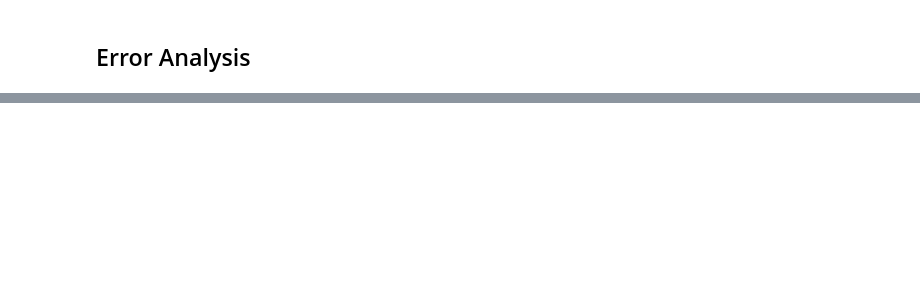
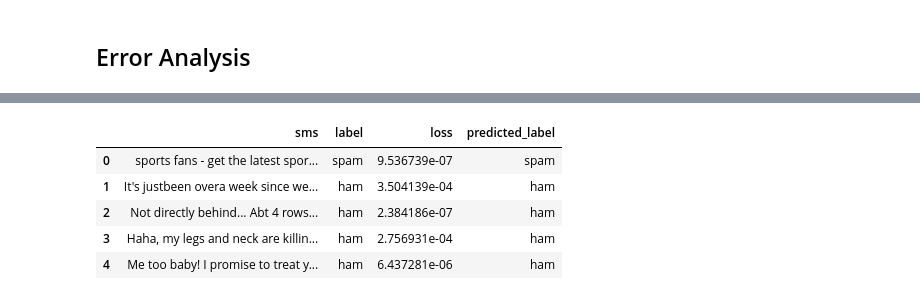
Before and after one commit to mxagar/generative_ai_udacity, a Jupyter notebook: 01_Fundamentals_GenAI/project/peft_howto.ipynb, the cells around one changed output, grey strips where cells are left out. Cells and saved outputs as stored; diff of their text form; code cells hidden in the pictures; blank space fills up the shorter version.

```diff
--- a/01_Fundamentals_GenAI/project/peft_howto.ipynb
+++ b/01_Fundamentals_GenAI/project/peft_howto.ipynb
@@ -498,0 +625,26 @@ lora_model.save_pretrained("distilbert-model-spam")
+# %%
+from torch.nn.functional import cross_entropy
+
+def forward_pass_with_label(batch: Any, model: Any, tokenizer: Any, device: str = "cpu"):
+    # Filter only inputs required by the model
+    # tokenizer.model_input_names: ['input_ids', 'attention_mask']
+    input_batch = {k: batch[k] for k in tokenizer.model_input_names if k in batch}
+
+    # Pad and convert to tensors
+    inputs = tokenizer.pad(input_batch, return_tensors="pt", padding=True)
+    inputs = {k: v.to(device) for k, v in inputs.items()}
+
+    # Forward pass with no gradient computation
+    with torch.no_grad():
+        output = model(**inputs)
+        pred_label = torch.argmax(output.logits, axis=-1)
+        loss = cross_entropy(
+            output.logits, batch["label"].to(device),
+            reduction="none"
+        )
+
+    # Move outputs to CPU
+    return {
+        "loss": loss.cpu().numpy(),
+        "predicted_label": pred_label.cpu().numpy()
+    }
@@ -498,0 +690,9 @@ lora_model.save_pretrained("distilbert-model-spam")
+# %%
+df_test.head()
+# %% [output]
+|  | sms | label | loss | predicted_label |
+| 0 | sports fans - get the latest spor... | spam | 9.536739e-07 | spam |
+| 1 | It's justbeen overa week since we... | ham | 3.504139e-04 | ham |
+| 2 | Not directly behind... Abt 4 rows... | ham | 2.384186e-07 | ham |
+| 3 | Haha, my legs and neck are killin... | ham | 2.756931e-04 | ham |
+| 4 | Me too baby! I promise to treat y... | ham | 6.437281e-06 | ham |
```
Also changed, not shown: parts of 46 cells of this notebook.
